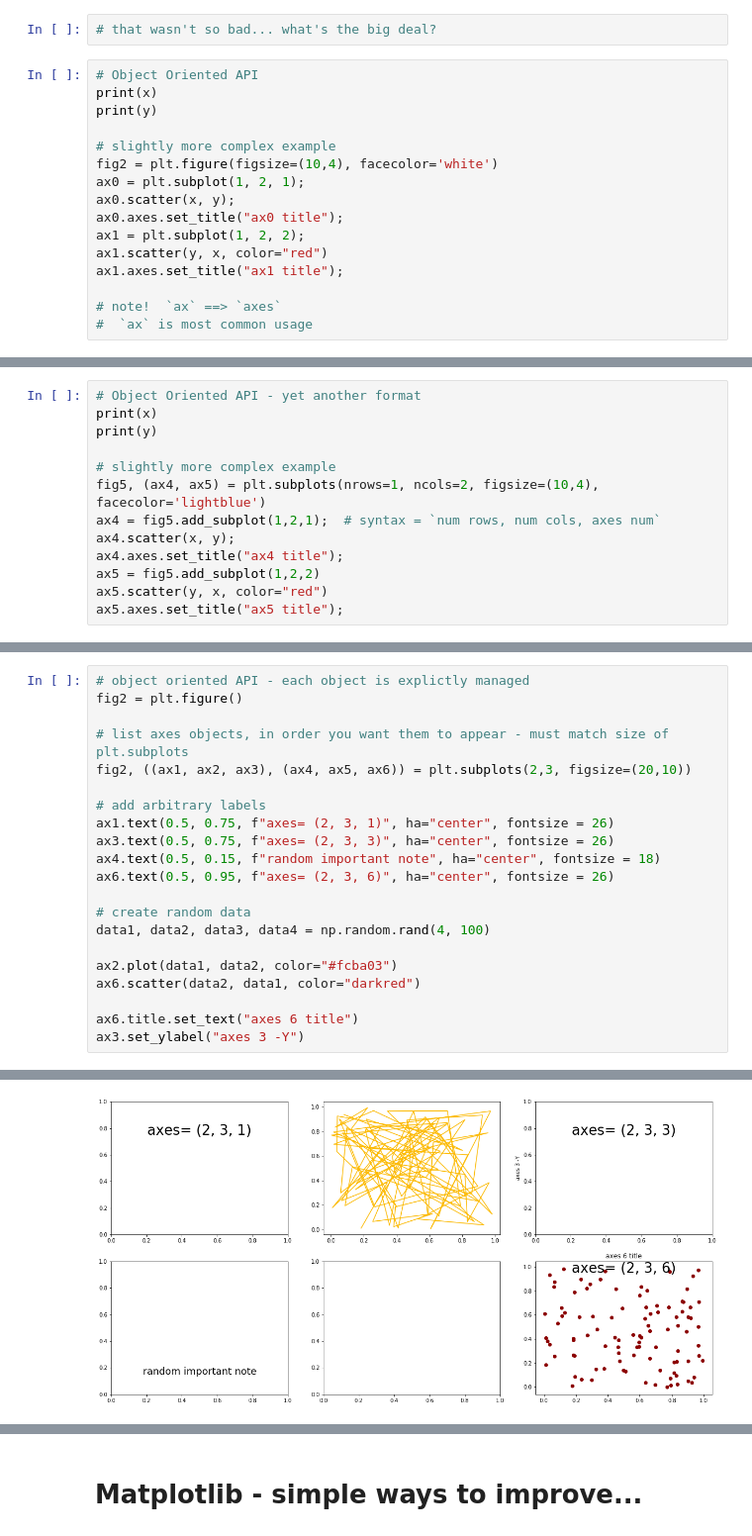
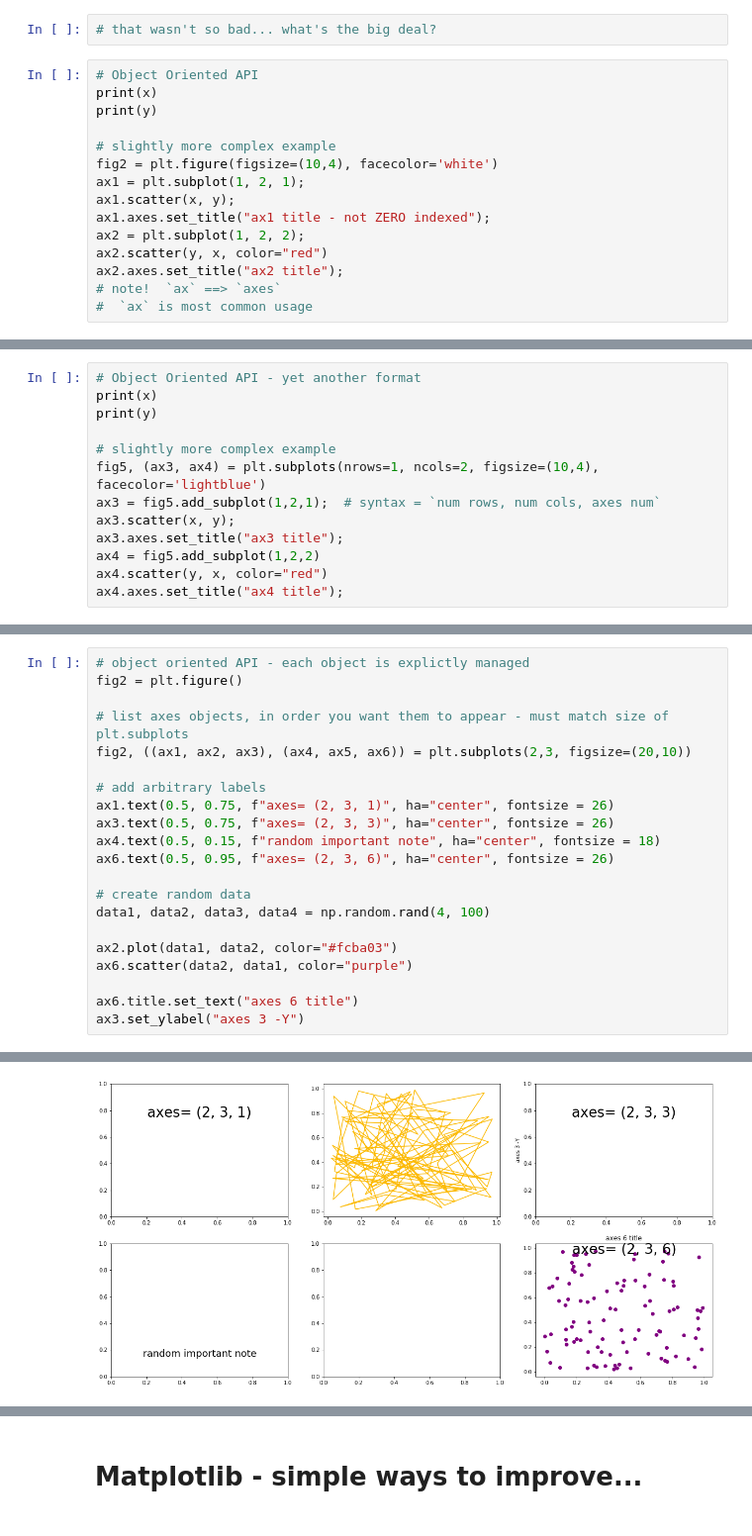
Before and after one commit to surfaceowl-ai/python_visualizations, a Jupyter notebook: notebooks/01_matplotlib_chapter.ipynb, the cells around one changed output, grey strips where cells are left out. Shown at 99% size. Cells and saved outputs as stored; diff of their text form.

```diff
--- a/notebooks/01_matplotlib_chapter.ipynb
+++ b/notebooks/01_matplotlib_chapter.ipynb
@@ -178,13 +178,12 @@ print(y)
 
 # slightly more complex example
 fig2 = plt.figure(figsize=(10,4), facecolor='white')
-ax0 = plt.subplot(1, 2, 1);
-ax0.scatter(x, y);
-ax0.axes.set_title("ax0 title");
-ax1 = plt.subplot(1, 2, 2);
-ax1.scatter(y, x, color="red")
-ax1.axes.set_title("ax1 title");
-
+ax1 = plt.subplot(1, 2, 1);
+ax1.scatter(x, y);
+ax1.axes.set_title("ax1 title - not ZERO indexed");
+ax2 = plt.subplot(1, 2, 2);
+ax2.scatter(y, x, color="red")
+ax2.axes.set_title("ax2 title");
 # note!  `ax` ==> `axes`
 #  `ax` is most common usage
 # %% [output]
@@ -197,11 +196,11 @@ print(x)
 print(y)
 
 # slightly more complex example
-fig5, (ax4, ax5) = plt.subplots(nrows=1, ncols=2, figsize=(10,4), facecolor='lightblue')
-ax4 = fig5.add_subplot(1,2,1);  # syntax = `num rows, num cols, axes num`
-ax4.scatter(x, y);
+fig5, (ax3, ax4) = plt.subplots(nrows=1, ncols=2, figsize=(10,4), facecolor='lightblue')
+ax3 = fig5.add_subplot(1,2,1);  # syntax = `num rows, num cols, axes num`
+ax3.scatter(x, y);
+ax3.axes.set_title("ax3 title");
+ax4 = fig5.add_subplot(1,2,2)
+ax4.scatter(y, x, color="red")
 ax4.axes.set_title("ax4 title");
-ax5 = fig5.add_subplot(1,2,2)
-ax5.scatter(y, x, color="red")
-ax5.axes.set_title("ax5 title");
 # %% [output]
@@ -240,28 +239,28 @@ for i in range (1, 7):
 # %%
 # object oriented API - each object is explictly managed
 fig2 = plt.figure()
 
 # list axes objects, in order you want them to appear - must match size of plt.subplots
 fig2, ((ax1, ax2, ax3), (ax4, ax5, ax6)) = plt.subplots(2,3, figsize=(20,10))
 
 # add arbitrary labels
 ax1.text(0.5, 0.75, f"axes= (2, 3, 1)", ha="center", fontsize = 26)
 ax3.text(0.5, 0.75, f"axes= (2, 3, 3)", ha="center", fontsize = 26)
 ax4.text(0.5, 0.15, f"random important note", ha="center", fontsize = 18)
 ax6.text(0.5, 0.95, f"axes= (2, 3, 6)", ha="center", fontsize = 26)
 
 # create random data
 data1, data2, data3, data4 = np.random.rand(4, 100)
 
 ax2.plot(data1, data2, color="#fcba03")
-ax6.scatter(data2, data1, color="darkred")
+ax6.scatter(data2, data1, color="purple")
 
 ax6.title.set_text("axes 6 title")
 ax3.set_ylabel("axes 3 -Y")
 # %% [output]
 Text(0, 0.5, 'axes 3 -Y')
 <Figure size 432x288 with 0 Axes>
-[figure, old version]
+[figure, new version]
 # %%
 # use matplotlib to create subplots of different sizes
 
```
Also changed, not shown: parts of 21 cells of this notebook, 2 other files.
